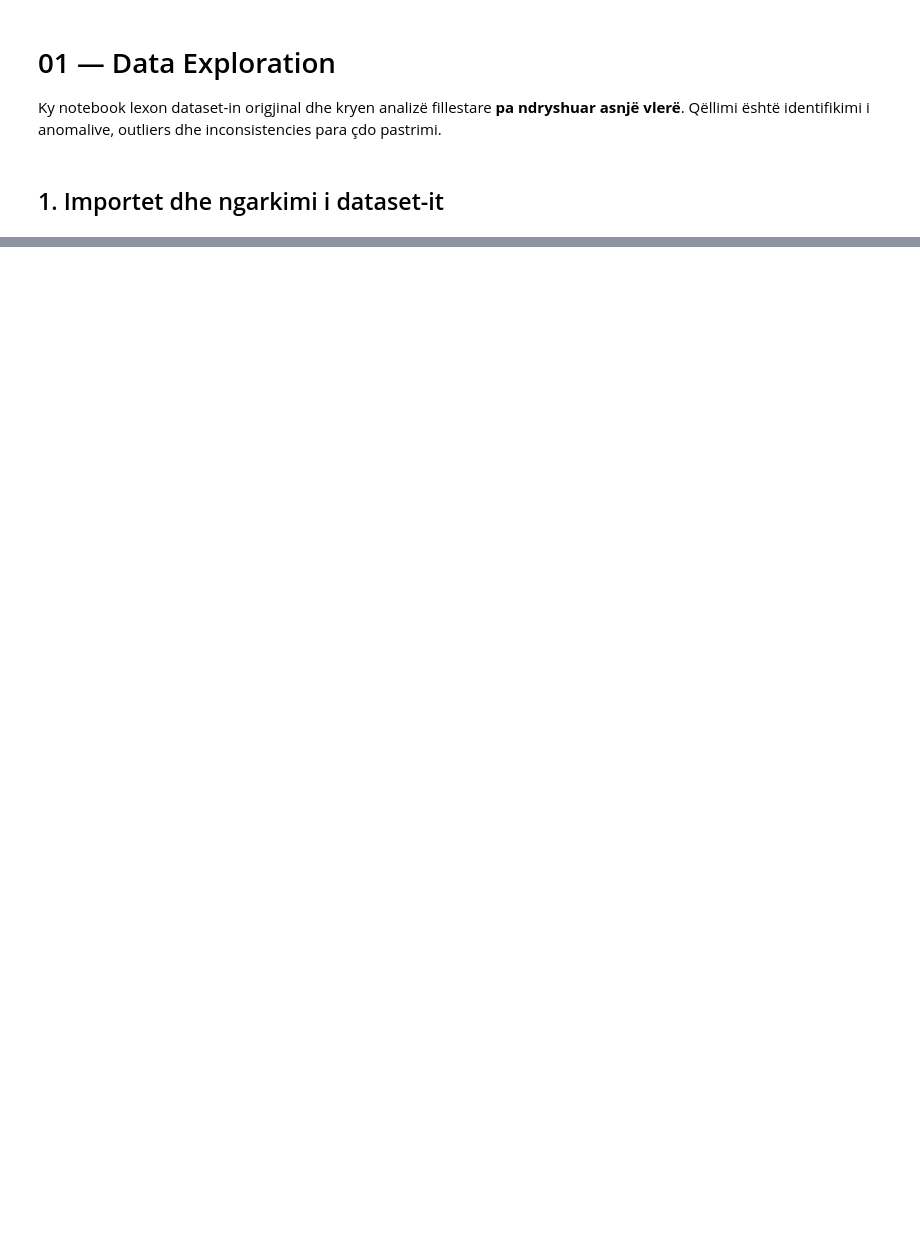
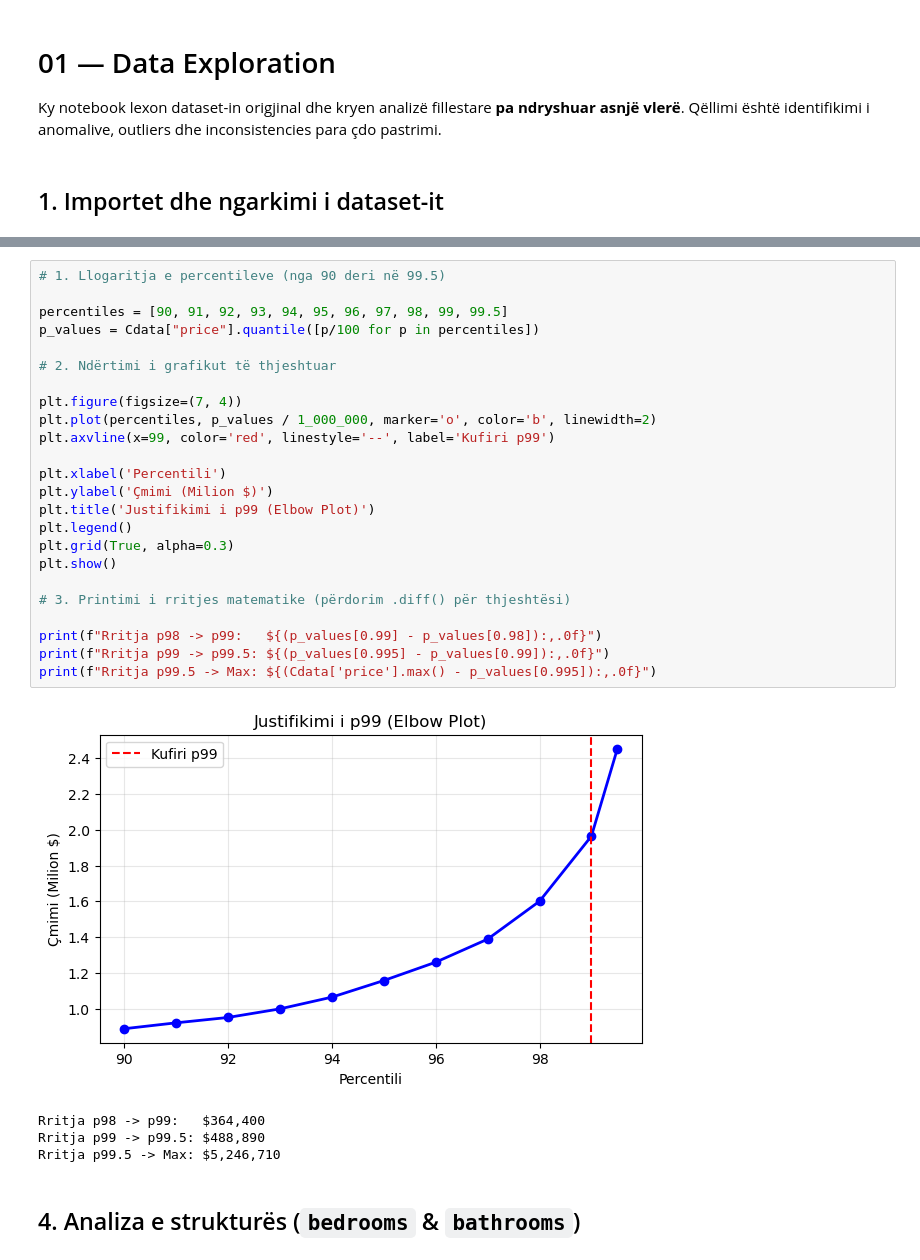
Before and after one commit to Valza-2005/House-Price-Prediction-Machine-Learning-Models, a Jupyter notebook: notebooks/data_processing/01_data_exploration.ipynb, the cells around one changed output, grey strips where cells are left out. Saved outputs shown, nothing was run; the diff lists cells and outputs as text; blank space fills up the shorter version.

Commit message:
Analiza Eksploruese 1.1

```diff
--- a/notebooks/data_processing/01_data_exploration.ipynb
+++ b/notebooks/data_processing/01_data_exploration.ipynb
@@ -35,0 +165,31 @@ FileNotFoundError: [Errno 2] No such file or directory: '../../data/raw/kc_house
+# %%
+# 1. Llogaritja e percentileve (nga 90 deri në 99.5)
+
+percentiles = [90, 91, 92, 93, 94, 95, 96, 97, 98, 99, 99.5]
+p_values = Cdata["price"].quantile([p/100 for p in percentiles])
+
+# 2. Ndërtimi i grafikut të thjeshtuar
+
+plt.figure(figsize=(7, 4))
+plt.plot(percentiles, p_values / 1_000_000, marker='o', color='b', linewidth=2)
+plt.axvline(x=99, color='red', linestyle='--', label='Kufiri p99')
+
+plt.xlabel('Percentili')
+plt.ylabel('Çmimi (Milion $)')
+plt.title('Justifikimi i p99 (Elbow Plot)')
+plt.legend()
+plt.grid(True, alpha=0.3)
+plt.show()
+
+# 3. Printimi i rritjes matematike (përdorim .diff() për thjeshtësi)
+
+print(f"Rritja p98 -> p99:   ${(p_values[0.99] - p_values[0.98]):,.0f}")
+print(f"Rritja p99 -> p99.5: ${(p_values[0.995] - p_values[0.99]):,.0f}")
+print(f"Rritja p99.5 -> Max: ${(Cdata['price'].max() - p_values[0.995]):,.0f}")
+# %% [output]
+[figure, added]
+Rritja p98 -> p99:   $364,400
+Rritja p99 -> p99.5: $488,890
+Rritja p99.5 -> Max: $5,246,710
+# %% [markdown]
+## 4. Analiza e strukturës (`bedrooms` & `bathrooms`)
```
Also changed, not shown: parts of 47 cells of this notebook.
